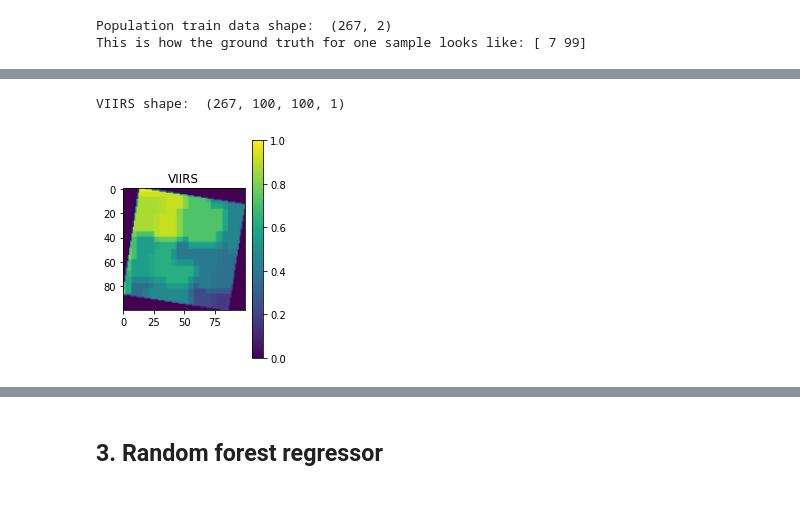
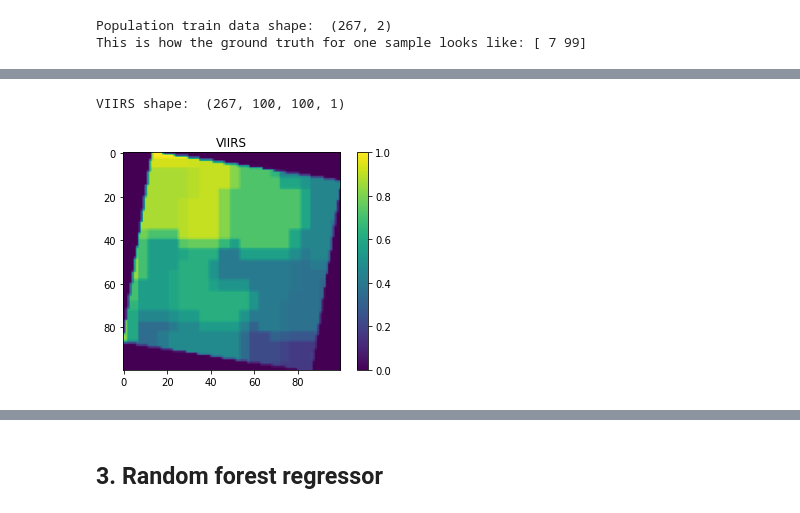
Before and after one commit to acamero/data-science-eo-regression, a Jupyter notebook: population_estimation.ipynb, the cells around one changed output, grey strips where cells are left out. Saved outputs shown, nothing was run; the diff lists cells and outputs as text; code cells hidden in the pictures.

```diff
--- a/population_estimation.ipynb
+++ b/population_estimation.ipynb
@@ -83,18 +86,18 @@ Sentinel-2 shape:  (267, 100, 100, 3)
 # %%
 # load VIIRS
 viirs_train = np.array(dataset_train['viirs'])
 
 print("VIIRS shape: ", viirs_train.shape)
 # 267, 100x100 pixels, 3 channels samples
 
 def norm_img(X):
     return ((X - np.min(X)) / (np.max(X) - np.min(X)))
 
-plt.subplot(122)
+
 plt.imshow(norm_img(viirs_train[index,:]))
 plt.colorbar()
 plt.title('VIIRS')
 plt.show()
 # %% [output]
 VIIRS shape:  (267, 100, 100, 1)
-[figure, old version]
+[figure, new version]
```
Also changed, not shown: parts of 23 cells of this notebook, 4 other files.
